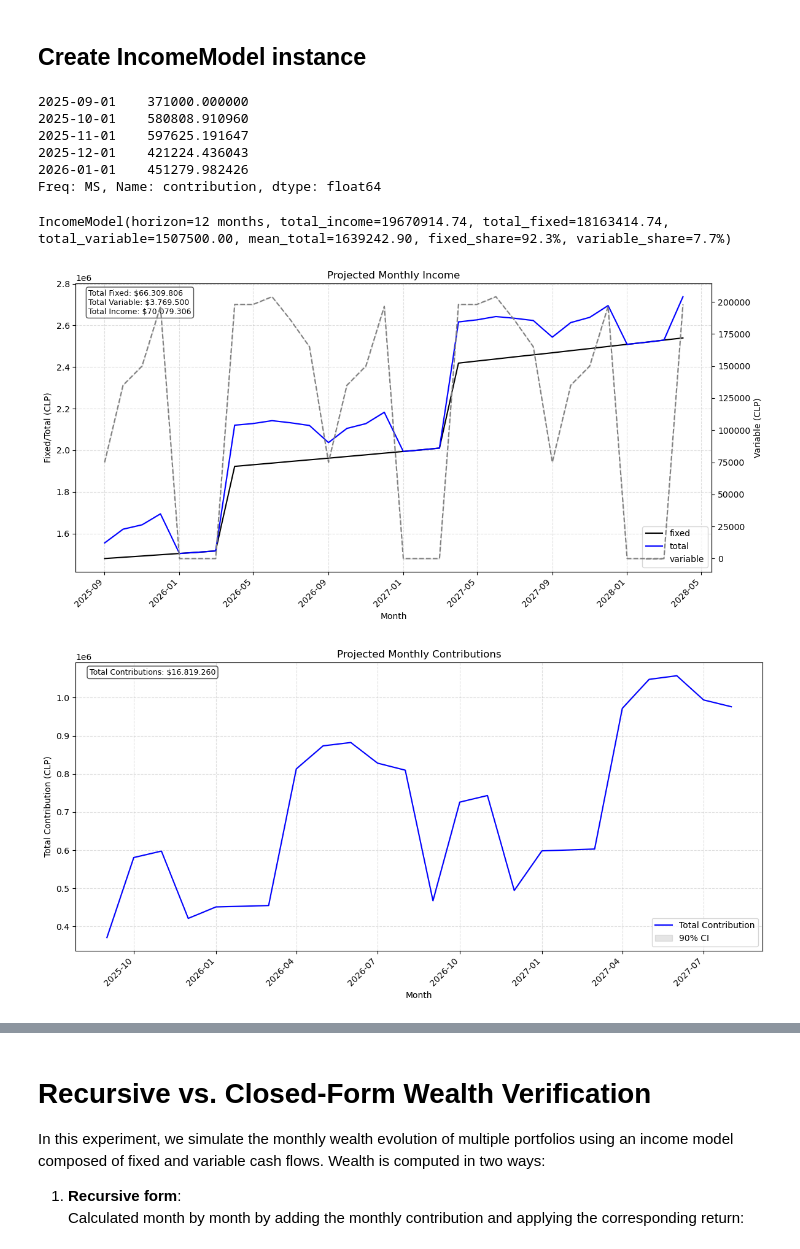
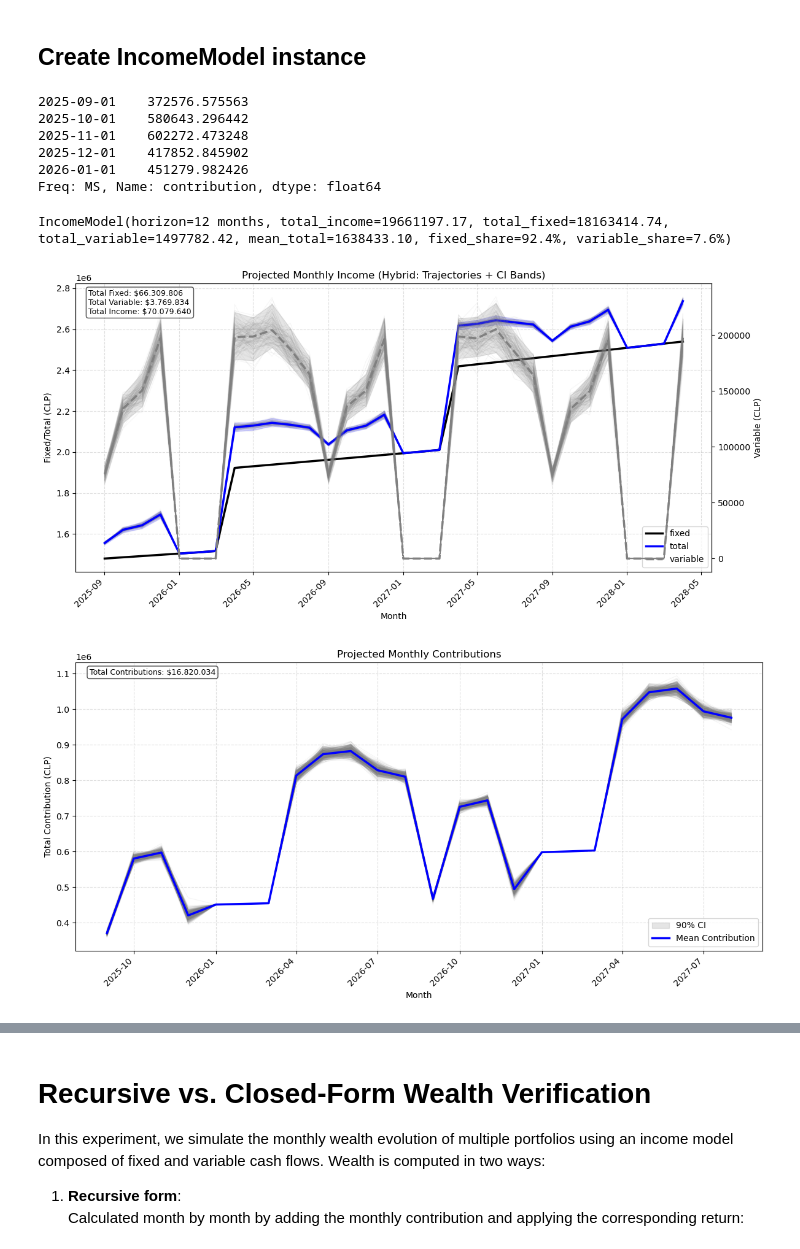
Before and after one commit to mfourier/fin-opt, a Jupyter notebook: notebooks/simulation.ipynb, the cells around one changed output, grey strips where cells are left out. Drawn from its saved outputs; the diff is of its cells as text; code cells hidden in the pictures.

Commit message:
chore: works on simulation notebook

```diff
--- a/notebooks/simulation.ipynb
+++ b/notebooks/simulation.ipynb
@@ -94,7 +94,7 @@ income = IncomeModel(
     variable=VariableIncome(
         base=150_000.0,         # Base variable income (e.g., bonuses, side jobs)
         seasonality=seasonality_variable,
-        sigma=0.00,             # 10% monthly Gaussian noise
+        sigma=0.05,             # 10% monthly Gaussian noise
         floor=0,         # Minimum monthly income
         cap=400_000.0,          # Maximum monthly income
         annual_growth=0.0,      # No annual growth for variable component
@@ -118,49 +118,53 @@ contributions = income.contributions(months=months, start=start)
 # Display first few months
 contributions.head()
 # %% [output]
-2025-09-01    371000.000000
-2025-10-01    580808.910960
-2025-11-01    597625.191647
-2025-12-01    421224.436043
+2025-09-01    372576.575563
+2025-10-01    580643.296442
+2025-11-01    602272.473248
+2025-12-01    417852.845902
 2026-01-01    451279.982426
 Freq: MS, Name: contribution, dtype: float64
 # %%
 income
 # %% [output]
-IncomeModel(horizon=12 months, total_income=19670914.74, total_fixed=18163414.74, total_variable=1507500.00, mean_total=1639242.90, fixed_share=92.3%, variable_share=7.7%)
+IncomeModel(horizon=12 months, total_income=19661197.17, total_fixed=18163414.74, total_variable=1497782.42, mean_total=1638433.10, fixed_share=92.4%, variable_share=7.6%)
 # %%
 # ==============================
 # Income Projection Simulation
 # ==============================
-
 from datetime import date
 
 # --- Simulation parameters ---
 months = 32
 start_date = date(2025, 9, 1)  # Projection start date
 
 # Optional: define custom colors for the plot
 plot_colors = {
     "fixed": "black",
     "variable": "gray",
     "total": "blue"
 }
 
 # --- Generate and display the projection plot ---
 fig, ax = income.plot(
-    mode="income",           # Use the wrapper
+    mode="income",
     months=months,
     start=start_date,
     dual_axis=True,
     title="Projected Monthly Income",
     colors=plot_colors,
-    return_fig_ax=True       # Return fig/ax to allow further customization if needed
+    show_trajectories=True,
+    trajectory_alpha=0.07,
+    show_confidence_band=True,
+    n_simulations=150,
+    confidence=0.95,
+    return_fig_ax=True
 )
 
 # Optional: adjust layout for better spacing
 fig.tight_layout()
 # %% [output]
-[figure, old version]
+[figure, new version]
 # %%
 # ==============================
 # Contribution Projection Simulation
@@ -179,21 +183,22 @@ contrib_colors = {
 
 # --- Generate and display the contributions plot ---
 fig, ax = income.plot(
-    mode="contributions",    # Llamada al wrapper para contribuciones
+    mode="contributions",
     months=months,
     start=start_date,
     title="Projected Monthly Contributions",
     colors=contrib_colors,
-    show_confidence_band=True,  # Mostrar banda de confianza
+    show_confidence_band=True,
+    show_trajectories=True,
     confidence=0.9,
     n_simulations=500,
-    return_fig_ax=True        # Retornar fig/ax para personalización adicional
+    return_fig_ax=True
 )
 
 # Optional: adjust layout for better spacing
 fig.tight_layout()
 # %% [output]
-[figure, old version]
+[figure, new version]
 # %%
 # Summary for 24 months
 summary_24m = income.summary(months=24, start=date(2025, 9, 1))
```
Also changed, not shown: parts of 3 cells of this notebook, 1 other file.
